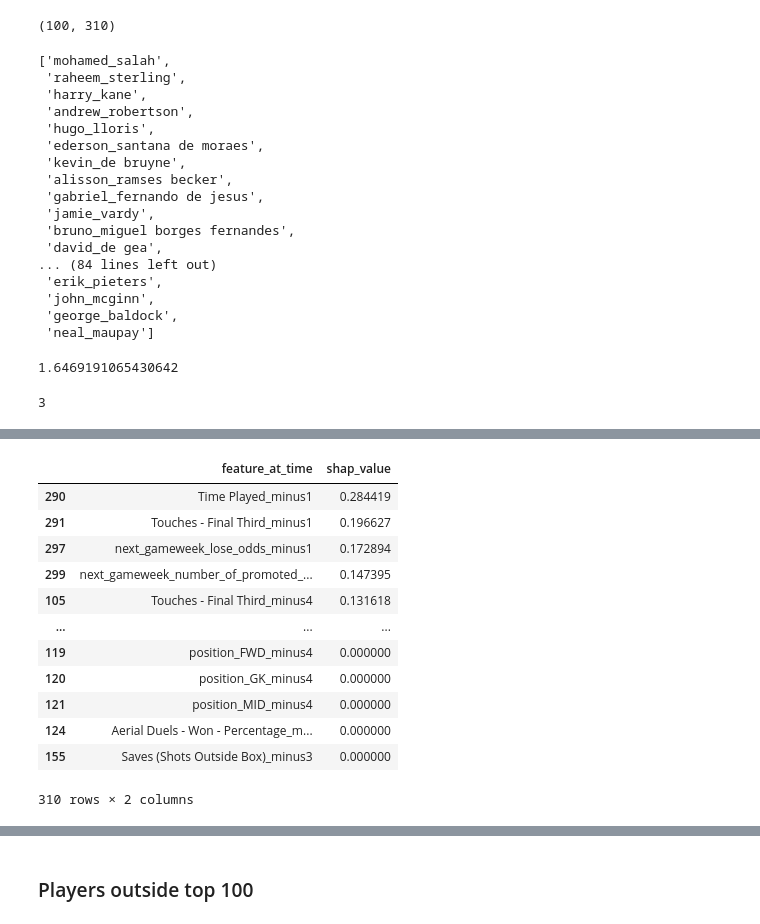
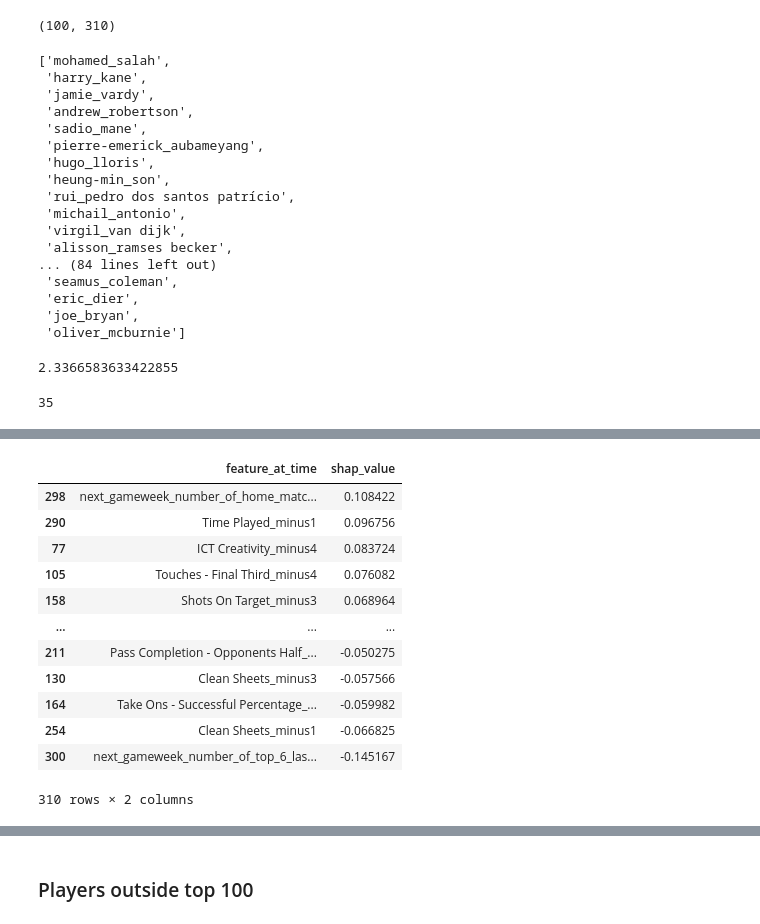
Before and after one commit to stevieg3/fpl-analysis, a Jupyter notebook: notebooks/SHAP values 2020-21.ipynb, the cells around one changed output, grey strips where cells are left out. Saved outputs shown, nothing was run; the diff lists cells and outputs as text; code cells hidden in the pictures.

```diff
--- a/notebooks/SHAP values 2020-21.ipynb
+++ b/notebooks/SHAP values 2020-21.ipynb
@@ -85,9 +85,11 @@ live_data.head()
 # %%
 # Remove sides relegated in 2019-20
 live_data = live_data.copy()[~live_data['team_name'].isin(['Bournemouth', 'Watford', 'Norwich City'])]
+# Remove players who are in 2020-21 season but only previously played more than one season ago in the PL
+live_data = live_data.copy()[~live_data['name'].isin(['bobby_reid', 'darnell_furlong', 'kyle_bartley'])]
 # %%
-PREVIOUS_GW = 38
-PREDICTION_SEASON = '2019-20'
+PREVIOUS_GW = 3
+PREDICTION_SEASON = '2020-21'
 PREDICTION_SEASON_ORDER = SEASON_ORDER_DICT[PREDICTION_SEASON]
 # %%
 lstm_pred = DeepFantasyFootball(
@@ -510,30 +525,31 @@ shap_values.shape
 top100_prediction_players
 # %% [output]
 ['mohamed_salah',
- 'raheem_sterling',
  'harry_kane',
+ 'jamie_vardy',
  'andrew_robertson',
+ 'sadio_mane',
+ 'pierre-emerick_aubameyang',
  'hugo_lloris',
- 'ederson_santana de moraes',
- 'kevin_de bruyne',
+ 'heung-min_son',
+ 'rui_pedro dos santos patrício',
+ 'michail_antonio',
+ 'virgil_van dijk',
  'alisson_ramses becker',
- 'gabriel_fernando de jesus',
- 'jamie_vardy',
- 'bruno_miguel borges fernandes',
- 'david_de gea',
 ... (84 lines left out)
- 'erik_pieters',
- 'john_mcginn',
- 'george_baldock',
- 'neal_maupay']
+ 'seamus_coleman',
+ 'eric_dier',
+ 'joe_bryan',
+ 'oliver_mcburnie']
 # %%
 explainer.expected_value
 # %% [output]
-1.6469191065430642
+2.3366583633422855
-# %%
-top100_prediction_players.index('andrew_robertson')
-# %% [output]
-3
+# %%
+top100_idx = top100_prediction_players.index('james_ward-prowse')
+top100_idx
+# %% [output]
+35
 # %%
 # visualize the first prediction's explanation (use matplotlib=True to avoid Javascript)
 shap.force_plot(
@@ -546,30 +562,30 @@ shap.force_plot(
 [interactive output not drawn]
 # %%
 player_shap_values = pd.DataFrame(
-    shap_values[3, :].reshape(1, 310),
+    shap_values[top100_idx, :].reshape(1, 310),
     columns=input_data_columns_flattened
 ).T.reset_index().rename(
     columns={
         'index': 'feature_at_time',
         0:'shap_value'
     }
 )
 
 player_shap_values.sort_values('shap_value', ascending=False, inplace=True)
 player_shap_values
 # %% [output]
 |  | feature_at_time | shap_value |
-| 290 | Time Played_minus1 | 0.284419 |
-| 291 | Touches - Final Third_minus1 | 0.196627 |
-| 297 | next_gameweek_lose_odds_minus1 | 0.172894 |
-| 299 | next_gameweek_number_of_promoted_... | 0.147395 |
-| 105 | Touches - Final Third_minus4 | 0.131618 |
+| 298 | next_gameweek_number_of_home_matc... | 0.108422 |
+| 290 | Time Played_minus1 | 0.096756 |
+| 77 | ICT Creativity_minus4 | 0.083724 |
+| 105 | Touches - Final Third_minus4 | 0.076082 |
+| 158 | Shots On Target_minus3 | 0.068964 |
 | ... | ... | ... |
-| 119 | position_FWD_minus4 | 0.000000 |
-| 120 | position_GK_minus4 | 0.000000 |
-| 121 | position_MID_minus4 | 0.000000 |
-| 124 | Aerial Duels - Won - Percentage_m... | 0.000000 |
-| 155 | Saves (Shots Outside Box)_minus3 | 0.000000 |
+| 211 | Pass Completion - Opponents Half_... | -0.050275 |
+| 130 | Clean Sheets_minus3 | -0.057566 |
+| 164 | Take Ons - Successful Percentage_... | -0.059982 |
+| 254 | Clean Sheets_minus1 | -0.066825 |
+| 300 | next_gameweek_number_of_top_6_las... | -0.145167 |
 310 rows × 2 columns
 # %%
 player_shap_values['feature'] = player_shap_values['feature_at_time'].str.rsplit('_', 1).apply(lambda x: x[0])
```
Also changed, not shown: parts of 49 cells of this notebook, 3 other files.
